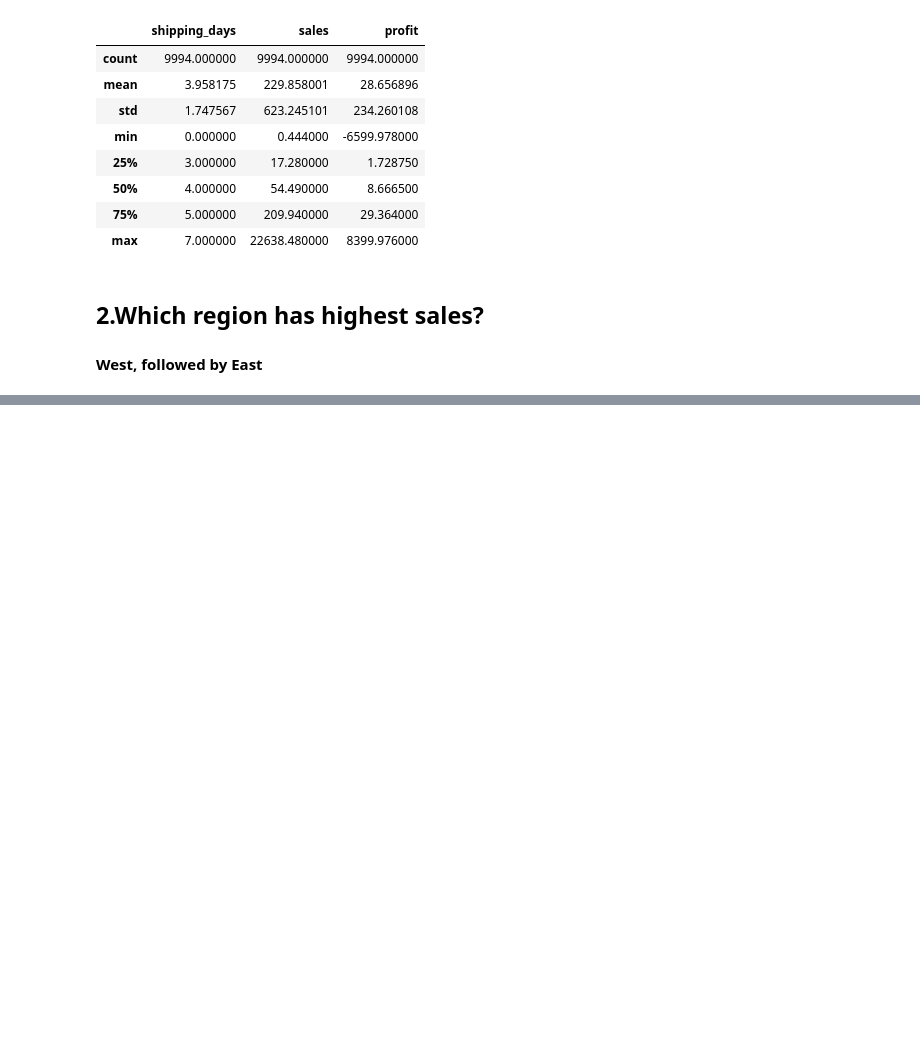
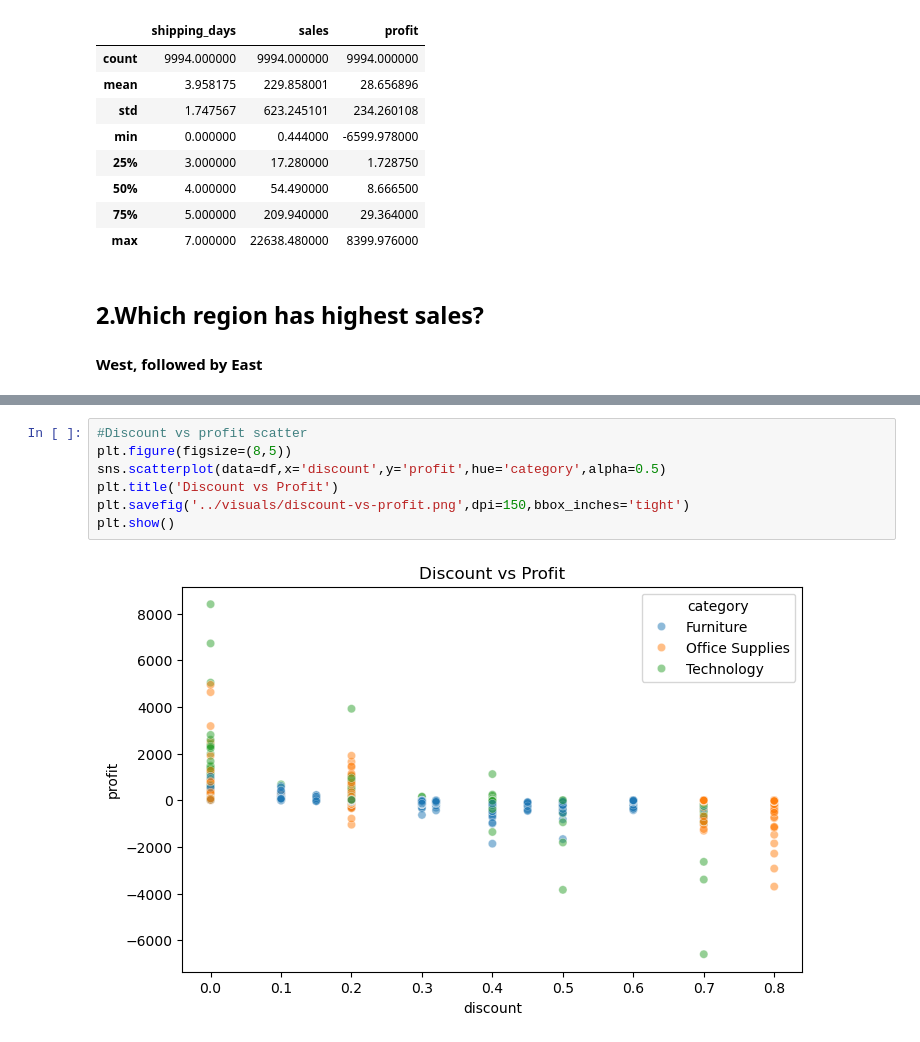
Before and after one commit to MohammedYousufCode/superstore-eda, a Jupyter notebook: notebooks/superstore_eda.ipynb, the cells around one changed output, grey strips where cells are left out. Saved outputs shown, nothing was run; the diff lists cells and outputs as text; blank space fills up the shorter version.

```diff
--- a/notebooks/superstore_eda.ipynb
+++ b/notebooks/superstore_eda.ipynb
@@ -303,0 +379,9 @@ df[['shipping_days','sales','profit']].describe()
+# %%
+#Discount vs profit scatter
+plt.figure(figsize=(8,5))
+sns.scatterplot(data=df,x='discount',y='profit',hue='category',alpha=0.5)
+plt.title('Discount vs Profit')
+plt.savefig('../visuals/discount-vs-profit.png',dpi=150,bbox_inches='tight')
+plt.show()
+# %% [output]
+[figure, added]
```
Also changed, not shown: parts of 6 cells of this notebook, 3 other files.
